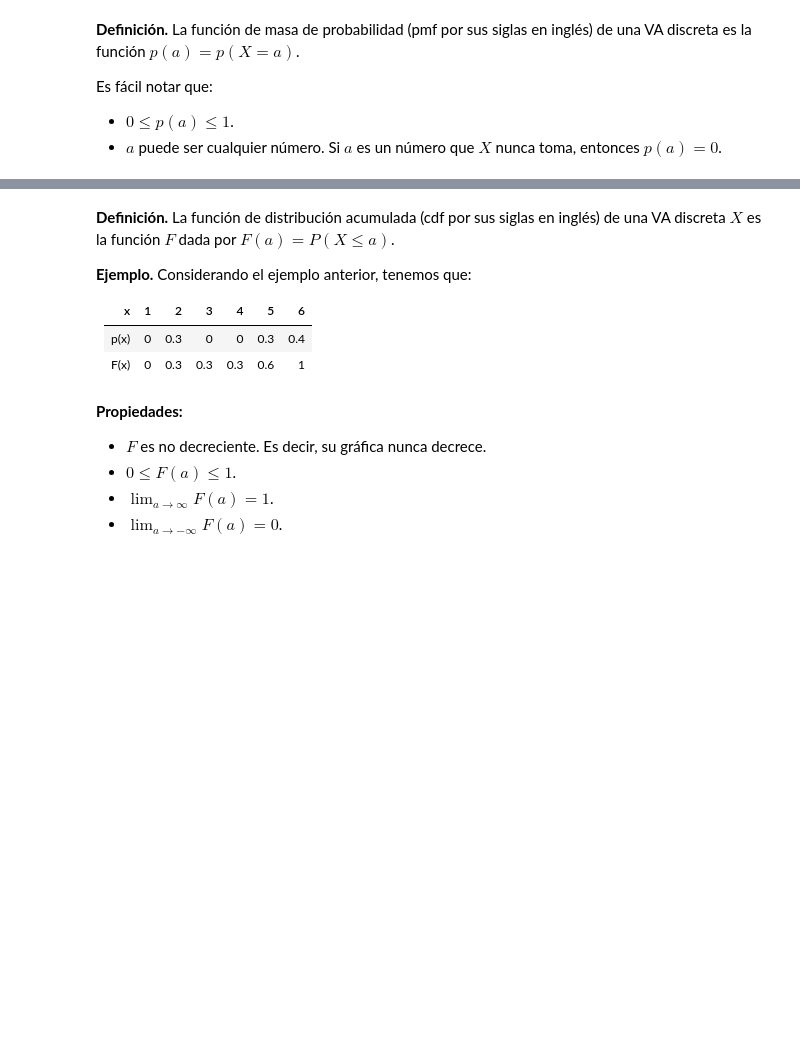
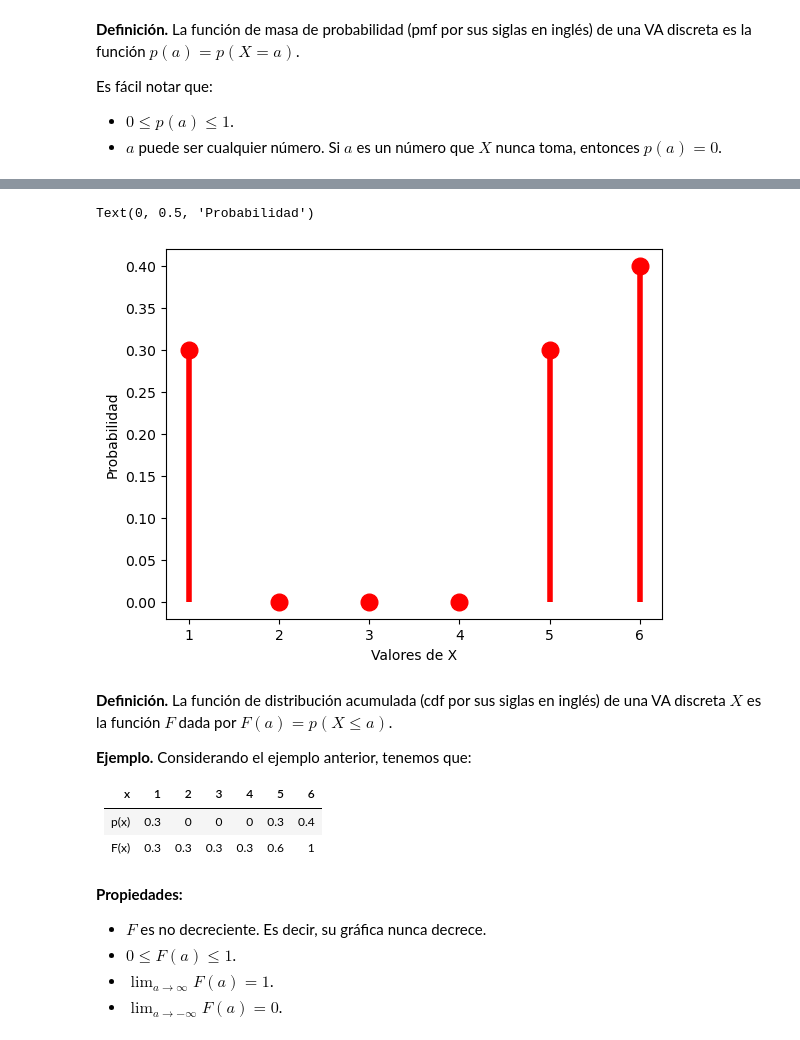
Before and after one commit to esjimenezro/mebo2024, a Jupyter notebook: modulo1/tema2/2-variables-aleatorias-discretas.ipynb, the cells around one changed output, grey strips where cells are left out. Cells and saved outputs as stored; diff of their text form; code cells hidden in the pictures; blank space fills up the shorter version.

```diff
--- a/modulo1/tema2/2-variables-aleatorias-discretas.ipynb
+++ b/modulo1/tema2/2-variables-aleatorias-discretas.ipynb
@@ -82,0 +80,5 @@ $$
+# %%
+# Definir listas de valores de X y probabilidades asociadas
+x = [1, 2, 3, 4, 5, 6]
+p = [0.3, 0, 0, 0, 0.3, 0.4]
+X = stats.rv_discrete(name='X', values=(x, p))
@@ -83,12 +87,21 @@ $$
+# %%
+# Grafico
+plt.plot(X.xk, X.pk, 'ro', ms=12)
+plt.vlines(X.xk, 0, X.pk, colors='r', lw=4)
+plt.xlabel('Valores de X')
+plt.ylabel('Probabilidad')
+# %% [output]
+Text(0, 0.5, 'Probabilidad')
+[figure, added]
 # %% [markdown]
-**Definición.** La función de distribución acumulada (cdf por sus siglas en inglés) de una VA discreta $X$ es la función $F$ dada por $F(a) = P(X \leq a)$.
+**Definición.** La función de distribución acumulada (cdf por sus siglas en inglés) de una VA discreta $X$ es la función $F$ dada por $F(a) = p(X \leq a)$.
 
 **Ejemplo.** Considerando el ejemplo anterior, tenemos que:
 
 |  x  |  1  |  2  |  3  |  4  |  5  |  6  |
 | --- | --- | --- | --- | --- | --- | --- |
-| p(x)|  0  | 0.3 |  0  |  0  | 0.3 | 0.4 |
-| F(x)|  0  | 0.3 | 0.3 | 0.3 | 0.6 |  1  |
+| p(x)| 0.3 |  0  |  0  |  0  | 0.3 | 0.4 |
+| F(x)| 0.3 | 0.3 | 0.3 | 0.3 | 0.6 |  1  |
 # %% [markdown]
 **Propiedades:**
 
```
Also changed, not shown: parts of 11 cells of this notebook.
